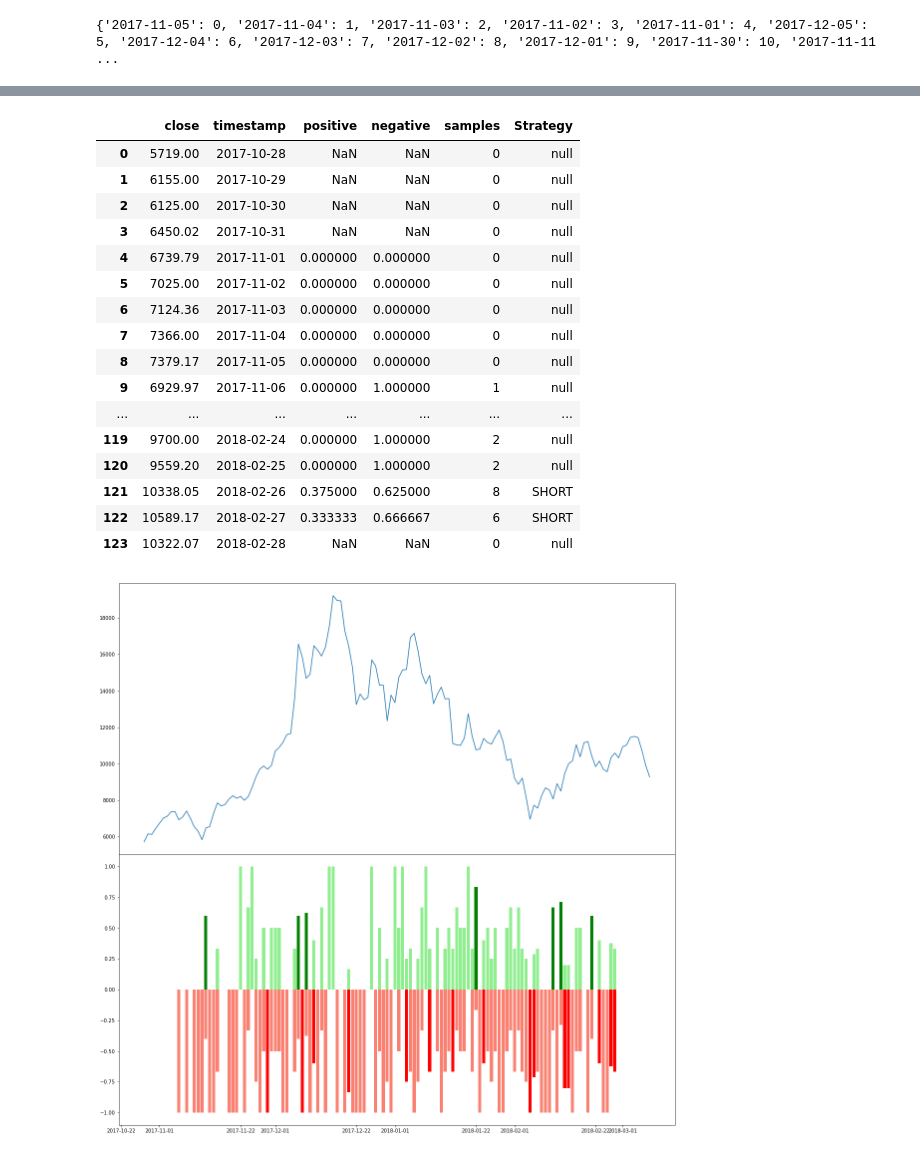
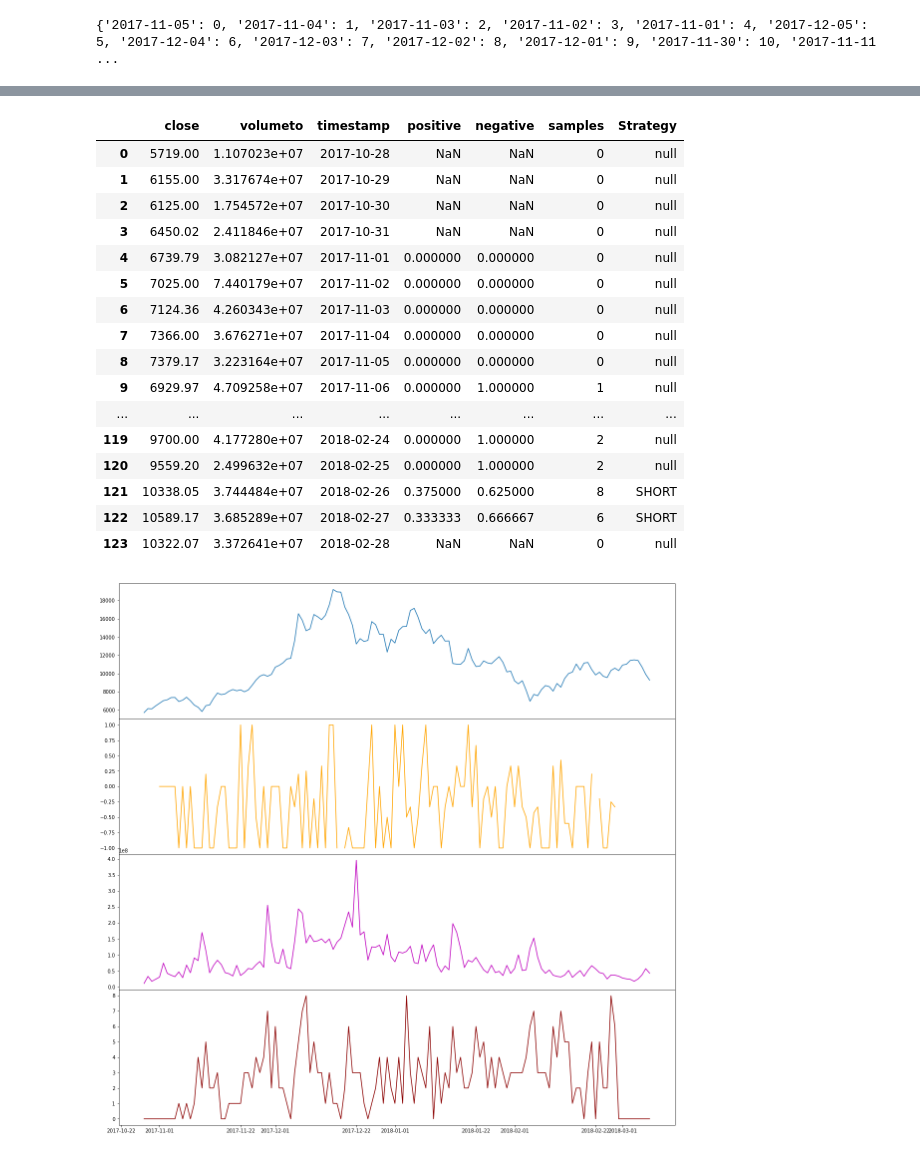
Before and after one commit to ric-clemente/Crypto_Sentiment_vs_Price, a Jupyter notebook: Crypto_Sentiment.ipynb, the cells around one changed output, grey strips where cells are left out. Drawn from its saved outputs; the diff is of its cells as text; code cells hidden in the pictures.

```diff
--- a/Crypto_Sentiment.ipynb
+++ b/Crypto_Sentiment.ipynb
@@ -588,40 +577,48 @@ df_coin['Strategy'] = np.select(conditions, choices, default='null')
 
 
 pd.set_option('display.max_rows', None)
-df_coin.drop(['high','low','open','volumefrom','volumeto','time'],axis=1,inplace=True)
+df_coin.drop(['high','low','open','volumefrom','time'],axis=1,inplace=True)
 df_coin.head(124)
 # %% [output]
-|  | close | timestamp | positive | negative | samples | Strategy |
-| 0 | 5719.00 | 2017-10-28 | NaN | NaN | 0 | null |
-| 1 | 6155.00 | 2017-10-29 | NaN | NaN | 0 | null |
-| 2 | 6125.00 | 2017-10-30 | NaN | NaN | 0 | null |
-| 3 | 6450.02 | 2017-10-31 | NaN | NaN | 0 | null |
-| 4 | 6739.79 | 2017-11-01 | 0.000000 | 0.000000 | 0 | null |
-| 5 | 7025.00 | 2017-11-02 | 0.000000 | 0.000000 | 0 | null |
-| 6 | 7124.36 | 2017-11-03 | 0.000000 | 0.000000 | 0 | null |
-| 7 | 7366.00 | 2017-11-04 | 0.000000 | 0.000000 | 0 | null |
-| 8 | 7379.17 | 2017-11-05 | 0.000000 | 0.000000 | 0 | null |
-| 9 | 6929.97 | 2017-11-06 | 0.000000 | 1.000000 | 1 | null |
-| ... | ... | ... | ... | ... | ... | ... |
-| 119 | 9700.00 | 2018-02-24 | 0.000000 | 1.000000 | 2 | null |
-| 120 | 9559.20 | 2018-02-25 | 0.000000 | 1.000000 | 2 | null |
-| 121 | 10338.05 | 2018-02-26 | 0.375000 | 0.625000 | 8 | SHORT |
-| 122 | 10589.17 | 2018-02-27 | 0.333333 | 0.666667 | 6 | SHORT |
-| 123 | 10322.07 | 2018-02-28 | NaN | NaN | 0 | null |
+|  | close | volumeto | timestamp | positive | negative | samples | Strategy |
+| 0 | 5719.00 | 1.107023e+07 | 2017-10-28 | NaN | NaN | 0 | null |
+| 1 | 6155.00 | 3.317674e+07 | 2017-10-29 | NaN | NaN | 0 | null |
+| 2 | 6125.00 | 1.754572e+07 | 2017-10-30 | NaN | NaN | 0 | null |
+| 3 | 6450.02 | 2.411846e+07 | 2017-10-31 | NaN | NaN | 0 | null |
+| 4 | 6739.79 | 3.082127e+07 | 2017-11-01 | 0.000000 | 0.000000 | 0 | null |
+| 5 | 7025.00 | 7.440179e+07 | 2017-11-02 | 0.000000 | 0.000000 | 0 | null |
+| 6 | 7124.36 | 4.260343e+07 | 2017-11-03 | 0.000000 | 0.000000 | 0 | null |
+| 7 | 7366.00 | 3.676271e+07 | 2017-11-04 | 0.000000 | 0.000000 | 0 | null |
+| 8 | 7379.17 | 3.223164e+07 | 2017-11-05 | 0.000000 | 0.000000 | 0 | null |
+| 9 | 6929.97 | 4.709258e+07 | 2017-11-06 | 0.000000 | 1.000000 | 1 | null |
+| ... | ... | ... | ... | ... | ... | ... | ... |
+| 119 | 9700.00 | 4.177280e+07 | 2018-02-24 | 0.000000 | 1.000000 | 2 | null |
+| 120 | 9559.20 | 2.499632e+07 | 2018-02-25 | 0.000000 | 1.000000 | 2 | null |
+| 121 | 10338.05 | 3.744484e+07 | 2018-02-26 | 0.375000 | 0.625000 | 8 | SHORT |
+| 122 | 10589.17 | 3.685289e+07 | 2018-02-27 | 0.333333 | 0.666667 | 6 | SHORT |
+| 123 | 10322.07 | 3.372641e+07 | 2018-02-28 | NaN | NaN | 0 | null |
 # %%
-f1, ax = plt.subplots(2,1,sharex=True, figsize=(20, 20))
+f1, ax = plt.subplots(4,1,sharex=True, figsize=(20, 20))
 f1.subplots_adjust(hspace=0)
+
+#df_coin['PvsN']=df_coin["positive"]-df_coin["negative"]
+#df_coin['ema_13']=df_coin.PvsN.ewm(span=5, adjust=False).mean()
+
 ax[0].plot(df_coin["timestamp"][:132],df_coin["close"][:132])
+ax[1].plot(df_coin["timestamp"][:132],df_coin["positive"][:132]-df_coin["negative"][:132],color='orange')
+#ax[1].plot(df_coin["timestamp"][:132],df_coin["ema_13"][:132],color='m')
+ax[2].plot(df_coin["timestamp"][:132],df_coin["volumeto"][:132],color='m')
+ax[3].plot(df_coin["timestamp"][:132],df_coin["samples"][:132],color='darkred')
 
-ax[1].bar(df_coin["timestamp"][:132],df_coin["positive"][:132],color='lightgreen')
-ax[1].bar(df_coin["timestamp"][:132],-df_coin["negative"][:132],color='salmon')
+#ax[2].bar(df_coin["timestamp"][:132],df_coin["positive"][:132],color='lightgreen')
+#ax[2].bar(df_coin["timestamp"][:132],-df_coin["negative"][:132],color='salmon')
 
-for i in range(len(df_coin['close'])):
-  if df_coin['samples'][i] >= 5 and df_coin['positive'][i] >= 0.60:
-    ax[1].bar(df_coin["timestamp"][i],df_coin["positive"][i],color='green')
-  if df_coin['samples'][i] >= 5 and df_coin['negative'][i] >= 0.60:
-    ax[1].bar(df_coin["timestamp"][i],-df_coin["negative"][i],color='red')
+#for i in range(len(df_coin['close'])):
+#  if df_coin['samples'][i] >= 5 and df_coin['positive'][i] >= 0.60:
+#    ax[2].bar(df_coin["timestamp"][i],df_coin["positive"][i],color='green')
+#  if df_coin['samples'][i] >= 5 and df_coin['negative'][i] >= 0.60:
+#    ax[2].bar(df_coin["timestamp"][i],-df_coin["negative"][i],color='red')
 
 plt.show()
 # %% [output]
-[figure, old version]
+[figure, new version]
```
Also changed, not shown: parts of 2 cells of this notebook.
